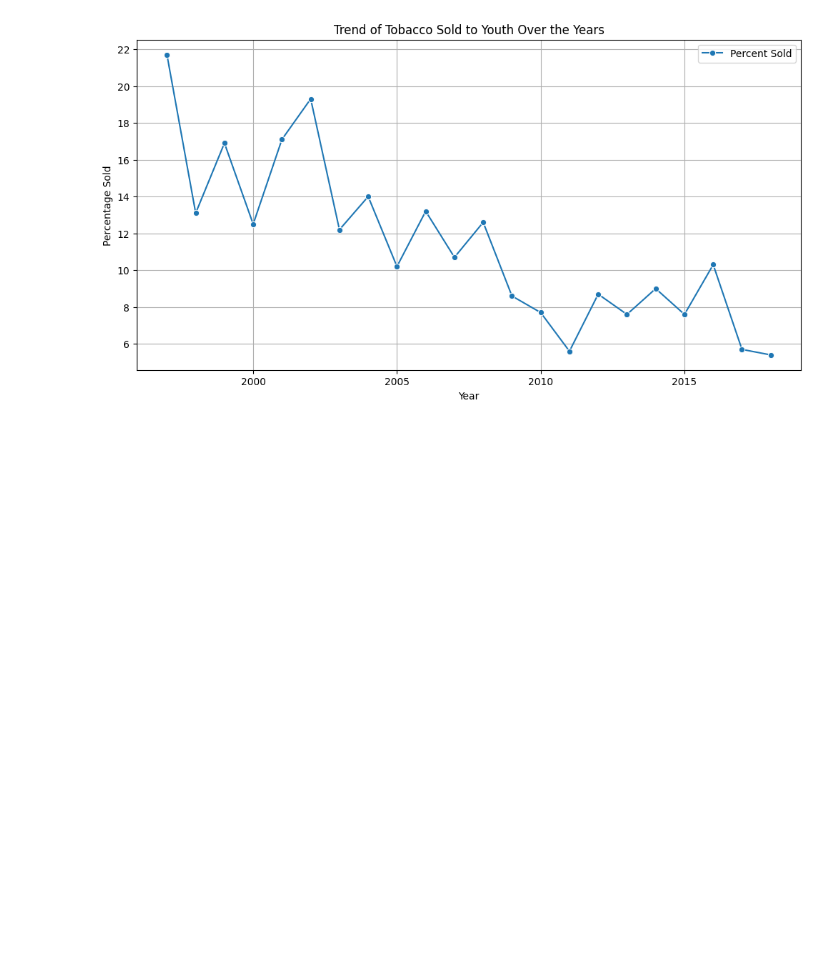
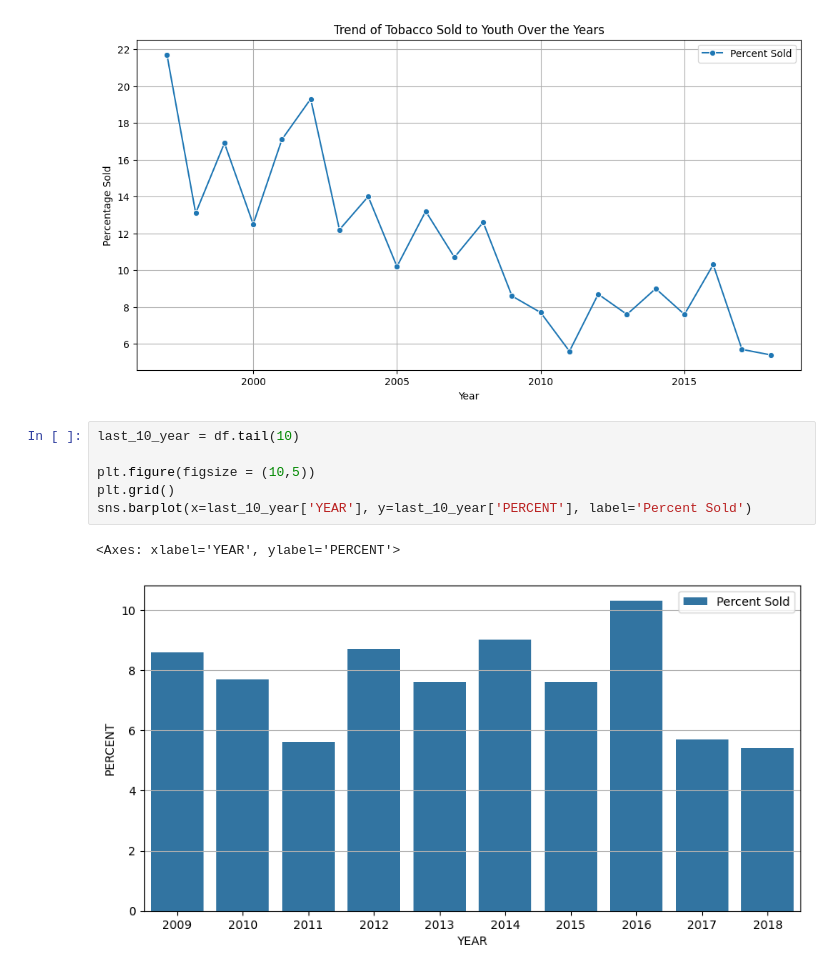
Before and after one commit to Harin22/exploratory-data-analysis-showcase, a Jupyter notebook: EDA_tobacco_sold_to_youth.ipynb, the cells around one changed output. Saved outputs shown, nothing was run; the diff lists cells and outputs as text; blank space fills up the shorter version.

Commit message:
Visualizaed last 20 years of  tobacco sales and found the decline in youth tobacco sales drops to 72.02%

```diff
--- a/EDA_tobacco_sold_to_youth.ipynb
+++ b/EDA_tobacco_sold_to_youth.ipynb
@@ -74,3 +74,12 @@ plt.legend()
 plt.show()
 # %% [output]
 [figure]
+# %%
+last_10_year = df.tail(10)
+
+plt.figure(figsize = (10,5))
+plt.grid()
+sns.barplot(x=last_10_year['YEAR'], y=last_10_year['PERCENT'], label='Percent Sold')
+# %% [output]
+<Axes: xlabel='YEAR', ylabel='PERCENT'>
+[figure, added]
```
Also changed, not shown: parts of 2 cells of this notebook.
